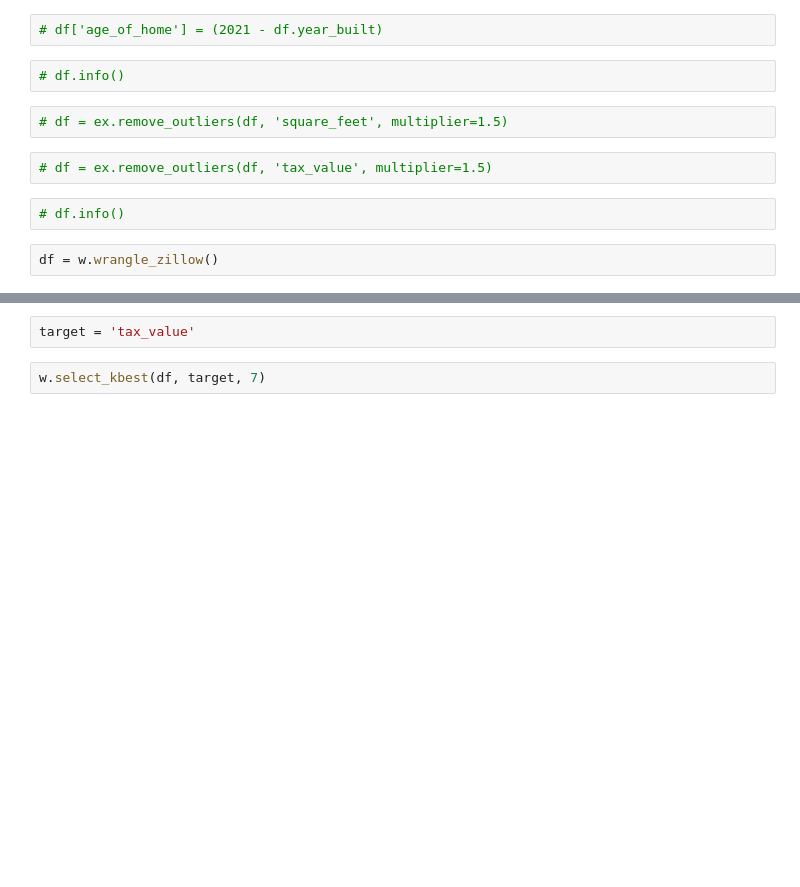
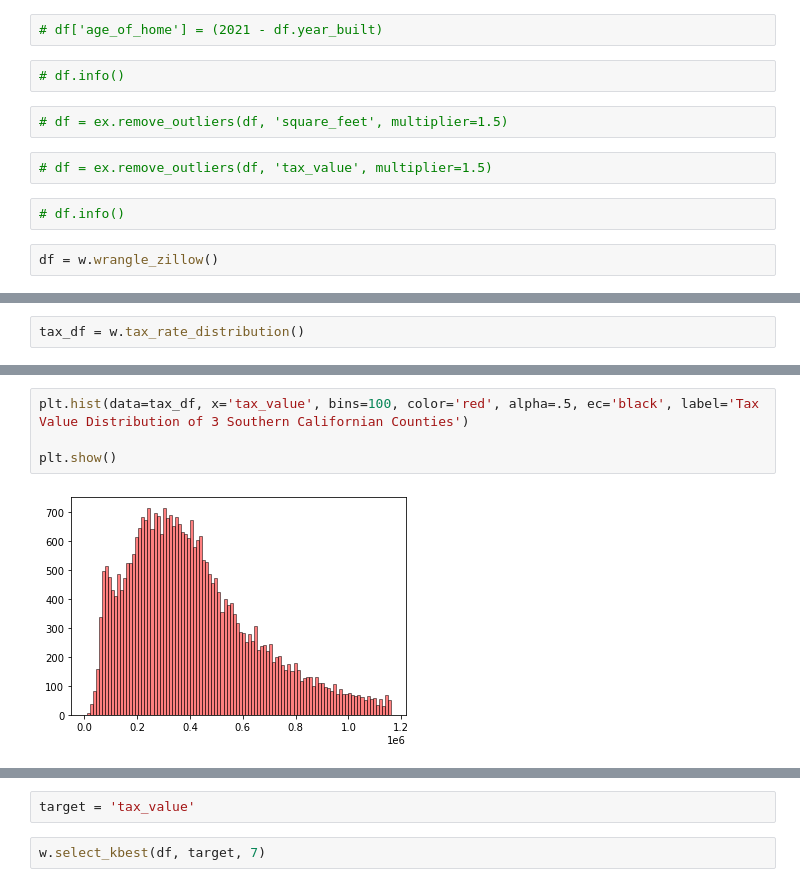
Before and after one commit to mdalton87/regression-exercises, a Jupyter notebook: regression_project/test_zillow.ipynb, the cells around one changed output, grey strips where cells are left out. Drawn from its saved outputs; the diff is of its cells as text; blank space fills up the shorter version.

```diff
--- a/regression_project/test_zillow.ipynb
+++ b/regression_project/test_zillow.ipynb
@@ -94,0 +132,2 @@ df.info()
+# %%
+tax_df = w.tax_rate_distribution()
@@ -94,0 +163,6 @@ df.info()
+# %%
+plt.hist(data=tax_df, x='tax_value', bins=100, color='red', alpha=.5, ec='black', label='Tax Value Distribution of 3 Southern Californian Counties')
+
+plt.show()
+# %% [output]
+[figure, added]
```
Also changed, not shown: parts of 52 cells of this notebook, 3 other files.
